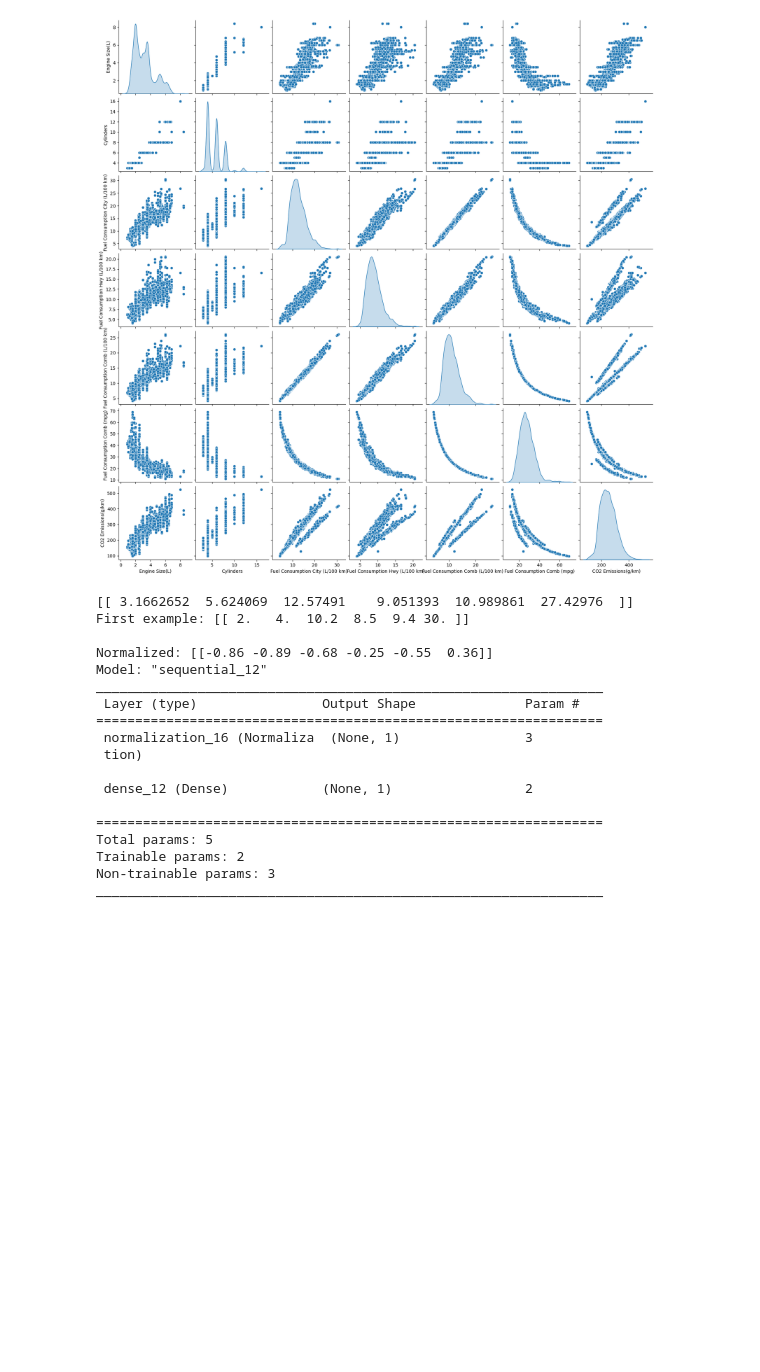
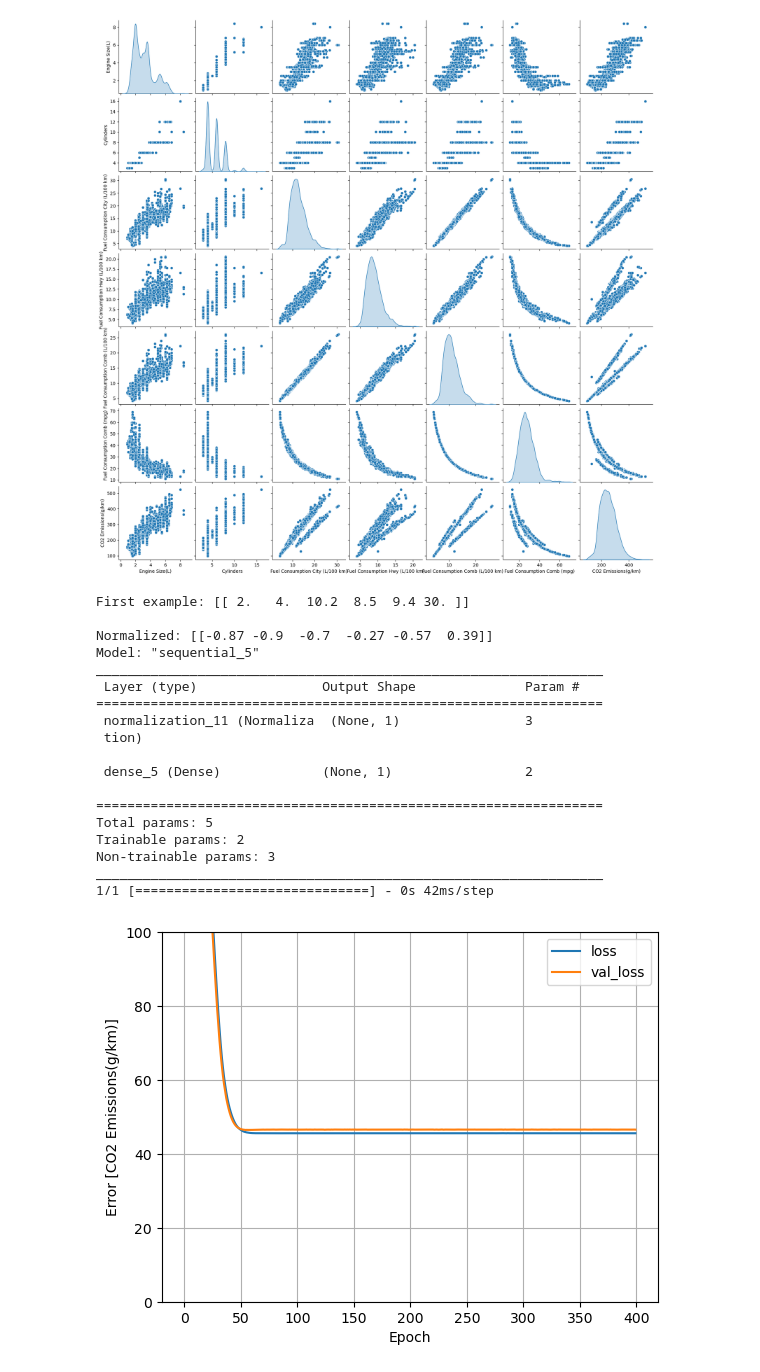
Before and after one commit to RichardMEN11/machine-learning-challenge, a Jupyter notebook: data-cleaning.ipynb, the cells around one changed output. Saved outputs shown, nothing was run; the diff lists cells and outputs as text; code cells hidden in the pictures; blank space fills up the shorter version.

```diff
--- a/data-cleaning.ipynb
+++ b/data-cleaning.ipynb
@@ -72,23 +85,15 @@ sns.pairplot(dataset, diag_kind='kde')
 [figure]
 [figure]
 # %%
-# mapped_classes = {}
-# for i, v_class in enumerate(dataset['Vehicle Class'].unique()):
-#     mapped_classes[v_class] = i
-
-
-# dataset['Vehicle Class'] = dataset['Vehicle Class'].map(mapped_classes)
-
-# dataset = pd.get_dummies(dataset, columns=['Vehicle Class'], prefix='', prefix_sep='')
-# dataset.tail()
-
 dataset_num = dataset[['Engine Size(L)', 'Cylinders', 'Fuel Consumption City (L/100 km)', 'Fuel Consumption Hwy (L/100 km)', 'Fuel Consumption Comb (L/100 km)', 'Fuel Consumption Comb (mpg)', 'CO2 Emissions(g/km)']]
+fuel_consumption_100 = 'Fuel Consumption Comb (L/100 km)'
+co2_emissions = 'CO2 Emissions(g/km)'
 
 # -----------------------------------
 # Split dataset into train and test dataset
 # -----------------------------------
 
-train_dataset = dataset_num.sample(frac=0.8, random_state=0)
+train_dataset = dataset_num.sample(frac=0.5, random_state=0)
 test_dataset = dataset_num.drop(train_dataset.index)
 
 # -----------------------------------
@@ -98,14 +103,13 @@ test_dataset = dataset_num.drop(train_dataset.index)
 train_features = train_dataset.copy()
 test_features = test_dataset.copy()
 
-train_labels = test_features.pop('CO2 Emissions(g/km)')
-test_labels = train_features.pop('CO2 Emissions(g/km)')
+train_labels = test_features.pop(co2_emissions)
+test_labels = train_features.pop(co2_emissions)
 
-normalizer = tf.keras.layers.Normalization(axis=-1)
+# Adding a normalizer
+normalizer = layers.Normalization(axis=-1)
 
 normalizer.adapt(np.array(train_features))
-
-print(normalizer.mean.numpy())
 
 first = np.array(train_features[:1])
 
@@ -118,7 +122,7 @@ with np.printoptions(precision=2, suppress=True):
 # Linear regression
 # -----------------------------------
 
-emission = np.array(dataset['CO2 Emissions(g/km)'])
+emission = np.array(dataset[fuel_consumption_100])
 emission_normalizer = layers.Normalization(input_shape=[1,], axis=None)
 emission_normalizer.adapt(emission)
 
@@ -134,61 +138,45 @@ emission_model.predict(emission[:10])
 emission_model.compile(optimizer=tf.keras.optimizers.Adam(learning_rate=0.1), loss="mean_absolute_error")
 
 history = emission_model.fit(
-    dataset['Fuel Consumption City (L/100 km)'],
+    train_features[fuel_consumption_100],
     train_labels,
     epochs=100,
     verbose=0,
     validation_split=0.2
 )
 
 
 hist = pd.DataFrame(history.history)
 hist['epoch'] = history.epoch
 hist.tail()
 
 def plot_loss(history):
   plt.plot(history.history['loss'], label='loss')
   plt.plot(history.history['val_loss'], label='val_loss')
-  plt.ylim([0, 10])
+  plt.ylim([0, 100])
   plt.xlabel('Epoch')
-  plt.ylabel('Error [MPG]')
+  plt.ylabel('Error [CO2 Emissions(g/km)]')
   plt.legend()
   plt.grid(True)
 
 plot_loss(history)
-
-test_result = {}
-
-test_result['fuel_consumption_model'] = fuel_consumption_model.evaluate(dataset['Fuel Consumption City (L/100 km)'], train_labels, verbose=0)
-
-x = tf.linspace(0.0, 250, 251)
-y = fuel_consumption_model.predict(x)
-
-def plot_fuel_consumption(x, y):
-  plt.scatter(dataset['Fuel Consumption City (L/100 km)'], train_labels, label='Data')
-  plt.plot(x, y, color='k', label='Predictions')
-  plt.xlabel('Fuel Consumption City (L/100 km)')
-  plt.ylabel('CO2 Emission')
-  plt.legend()
-
-
-plot_fuel_consumption(x,y)
 # %% [output]
-[[ 3.1662652  5.624069  12.57491    9.051393  10.989861  27.42976  ]]
 First example: [[ 2.   4.  10.2  8.5  9.4 30. ]]
 
-Normalized: [[-0.86 -0.89 -0.68 -0.25 -0.55  0.36]]
-Model: "sequential_12"
+Normalized: [[-0.87 -0.9  -0.7  -0.27 -0.57  0.39]]
+Model: "sequential_5"
 _________________________________________________________________
  Layer (type)                Output Shape              Param #
 =================================================================
- normalization_16 (Normaliza  (None, 1)                3
+ normalization_11 (Normaliza  (None, 1)                3
  tion)
 
- dense_12 (Dense)            (None, 1)                 2
+ dense_5 (Dense)             (None, 1)                 2
 
 =================================================================
 Total params: 5
 Trainable params: 2
 Non-trainable params: 3
 _________________________________________________________________
+1/1 [==============================] - 0s 42ms/step
+[figure, added]
```
Also changed, not shown: parts of 3 cells of this notebook, 1 other file.
